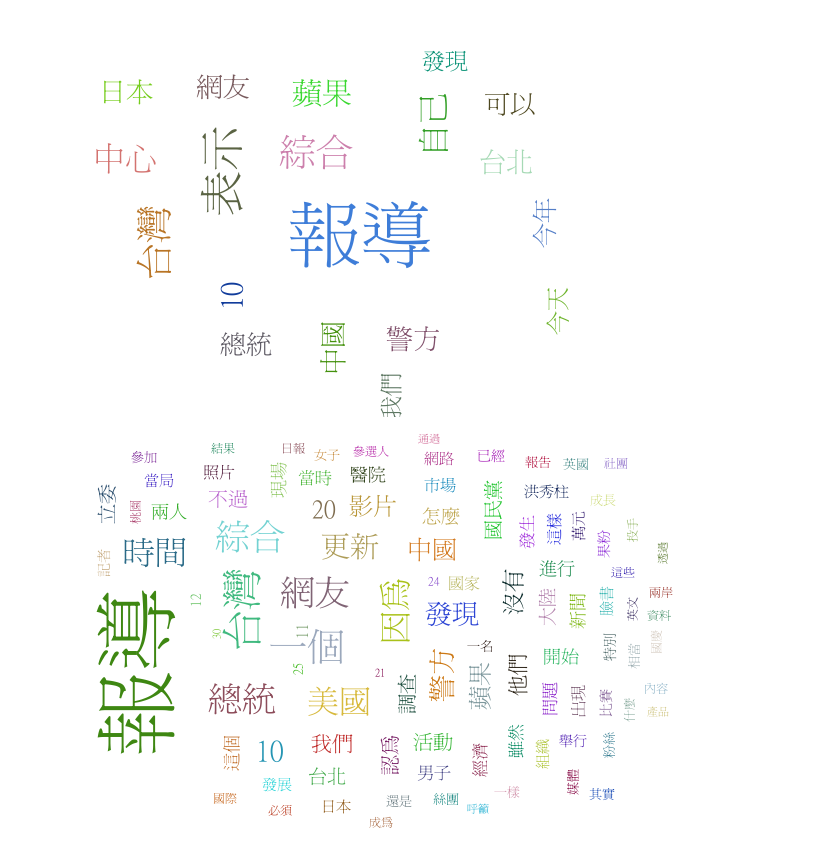
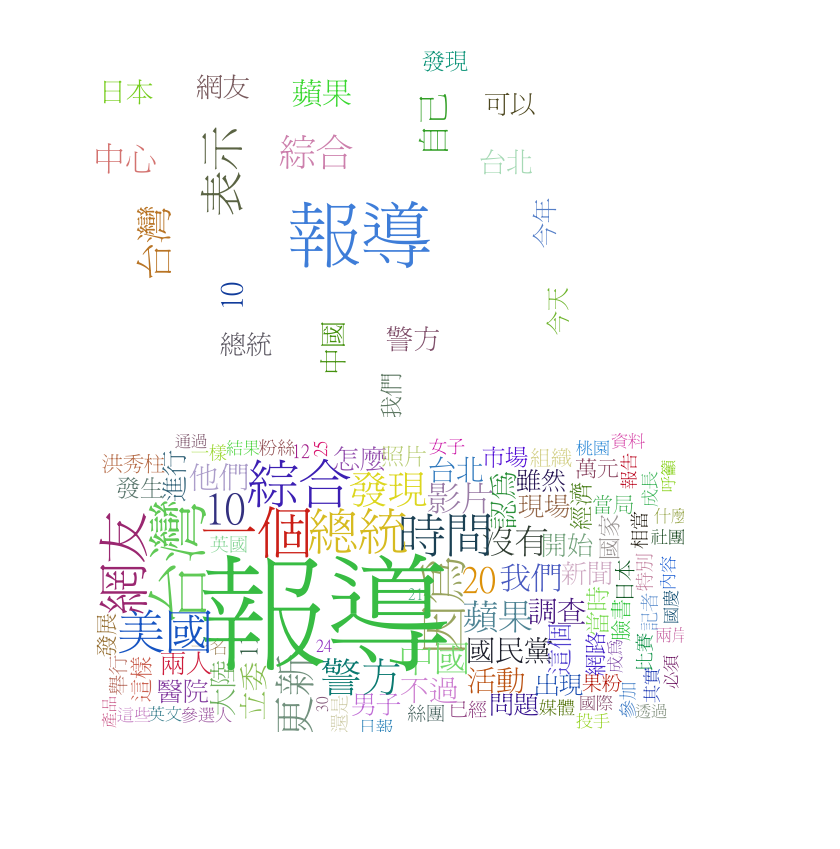
Before and after one commit to ywchiu/pytextmining, a Jupyter notebook: 20151013Tutorial.ipynb, the cells around one changed output. Saved outputs shown, nothing was run; the diff lists cells and outputs as text; code cells hidden in the pictures; blank space fills up the shorter version.

```diff
--- a/20151013Tutorial.ipynb
+++ b/20151013Tutorial.ipynb
@@ -90,7 +90,7 @@ cur = db.cursor()
 cur.execute('select * from news_entry')
 allNews = cur.fetchall()
 newsary = []
-for rec in allNews:
+for rec in allNews[0:10]:
     newsary.append(rec[5])
 cur.close()
 db.close()
@@ -128,13 +139,25 @@ create_tag_image(tags, 'wc.png', size=(600,400), fontname='SimHei')
 Image(filename='wc.png')
 # %% [output]
 [figure]
+# %%
+import sqlite3
+db = sqlite3.connect('news.sqlite')
+cur = db.cursor()
+cur.execute('select * from news_entry')
+allNews = cur.fetchall()
+newsary = []
+for rec in allNews:
+    newsary.append(rec[5])
+cur.close()
+db.close()
 # %%
 import jieba
 import jieba.analyse
 
 worddic = {}
 for news in newsary:
-    for wd in jieba.analyse.extract_tags(news):
+    #for wd in jieba.analyse.extract_tags(news):
+    for wd in jieba.analyse.extract_tags(news, allowPOS = ['nr', 'n', 'ns']):
         if wd not in worddic:
             worddic[wd] = 1
         else:
@@ -142,12 +165,12 @@ for news in newsary:
 # %%
 from pytagcloud import create_tag_image, make_tags
 from IPython.display import Image
 from operator import itemgetter
 swd = sorted(worddic.iteritems(), key=itemgetter(1), reverse=True)
-swd = [w for w in swd[0:100] if len(w[0]) >= 2 and w != '']
+swd = [w for w in swd[0:100] if len(w[0]) >= 2 and w[1] > 10 and w != '']
 
-tags = make_tags(swd, maxsize=80)
-create_tag_image(tags, 'wc.png', size=(600,400), fontname='SimHei')
+tags = make_tags(swd, maxsize=120)
+create_tag_image(tags, 'wc.png', size=(600,300), fontname='SimHei')
 Image(filename='wc.png')
 # %% [output]
-[figure, old version]
+[figure, new version]
```
Also changed, not shown: parts of 2 cells of this notebook, 1 other file.
